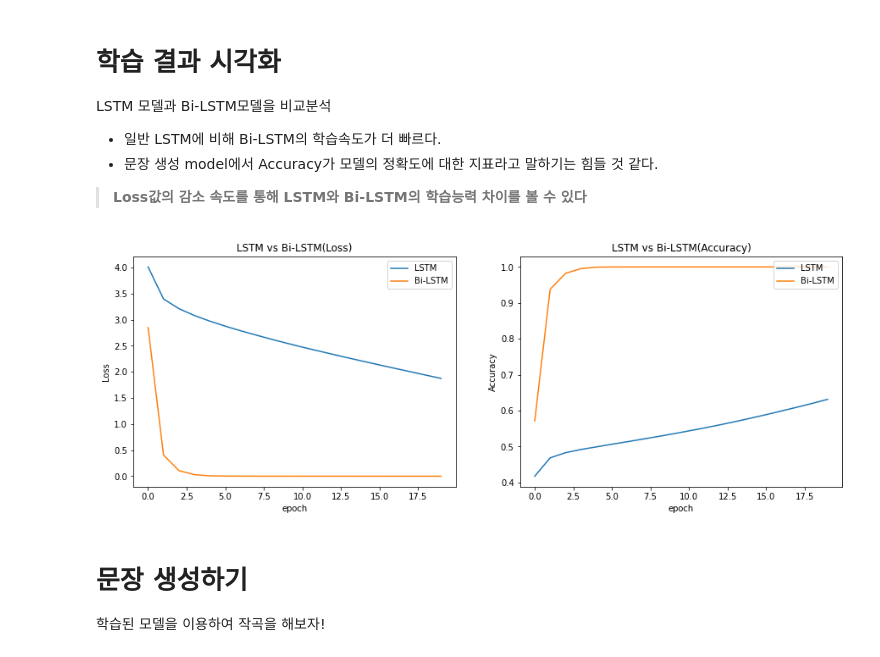
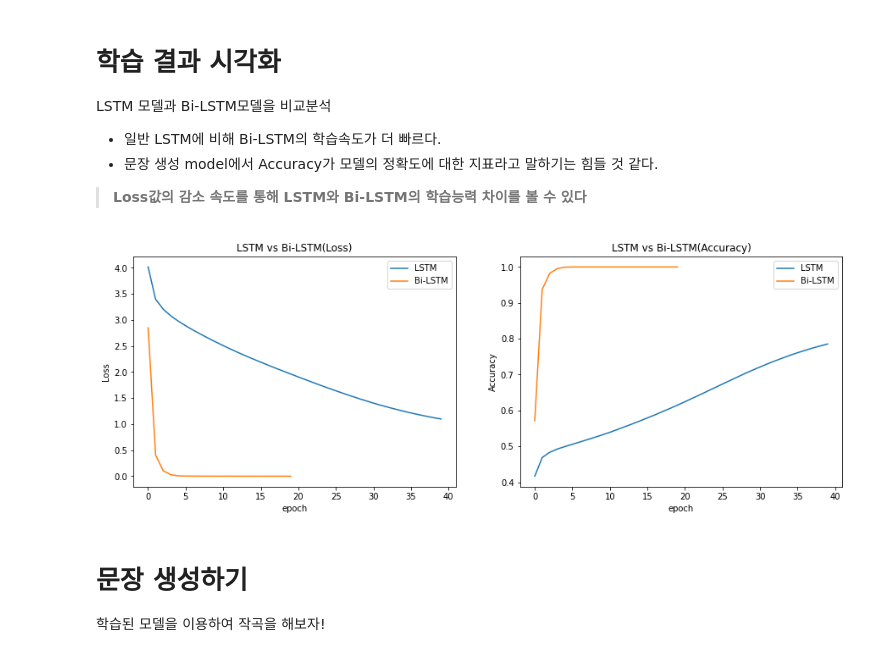
Before and after one commit to gjustin40/AIFFEL-Project, a Jupyter notebook: Node-Project4-Lyricist.ipynb, the cells around one changed output. Saved outputs shown, nothing was run; the diff lists cells and outputs as text; code cells hidden in the pictures.

```diff
--- a/Node-Project4-Lyricist.ipynb
+++ b/Node-Project4-Lyricist.ipynb
@@ -430,14 +430,14 @@ Loss Function : <tensorflow.python.keras.losses.SparseCategoricalCrossentropy ob
 # %% [markdown]
 #### 모델 저장
 # %%
-checkpoint_path = "training/LSTM.ckpt"             # 저장할 가중치의 확장자 및 파일 이름
+checkpoint_path = "training/LSTM2.ckpt"             # 저장할 가중치의 확장자 및 파일 이름
 checkpoint_dir = os.path.dirname(checkpoint_path)  # 저장할 경로
 
-lstm2_callback = tf.keras.callbacks.ModelCheckpoint(filepath=checkpoint_path, # 학습 시 callback함수를 반환하여 학습
+lstm3_callback = tf.keras.callbacks.ModelCheckpoint(filepath=checkpoint_path, # 학습 시 callback함수를 반환하여 학습
                                                  save_weights_only=True,
                                                  verbose=1)
 # %% [markdown]
 #### 모델 학습
 # %%
-history_lstm = model_lstm.fit(trainset, epochs=20, callbacks=[lstm2_callback], validation_data=testset)
+history_lstm = model_lstm.fit(trainset, epochs=40, callbacks=[lstm3_callback], validation_data=testset)
 # %% [output]
@@ -463,12 +463,14 @@ Epoch 00020: saving model to training/LSTM.ckpt
 # %%
 import pickle
 
-with open('lstm_training.pkl', 'wb') as f:
+with open('lstm_training2.pkl', 'wb') as f: # 학습결과 pkl 형식으로 저장(dictionary 자료형 -> pkl 자료형)
     pickle.dump(history_lstm.history, f)
 
+with open('lstm_training2.pkl', 'rb') as f: # 저장된 pkl 데이터 불러오기(pkl 자료형 -> dictionary 자료형)
+    history_lstm2 = pickle.load(f)
 
-with open('lstm_training.pkl', 'rb') as f:
-    history_lstm = pickle.load(f)
+with open('bi_lstm_training.pkl', 'rb') as f: # 저장된 pkl 데이터 불러오기(pkl 자료형 -> dictionary 자료형)
+    history_bi = pickle.load(f)
 # %% [markdown]
 # 학습 결과 시각화
 LSTM 모델과 Bi-LSTM모델을 비교분석
@@ -478,25 +480,25 @@ LSTM 모델과 Bi-LSTM모델을 비교분석
 # %%
 plt.figure(figsize=(15,5))
 
 plt.subplot(1,2,1)
-plt.plot(history_lstm['loss'])
+plt.plot(history_lstm2['loss'])
 plt.plot(history_bi['loss'])
 plt.xlabel('epoch')
 plt.ylabel('Loss')
 plt.legend(['LSTM', 'Bi-LSTM'], loc='upper right')
 plt.title('LSTM vs Bi-LSTM(Loss)')
 
 plt.subplot(1,2,2)
-plt.plot(history_lstm['accuracy'])
+plt.plot(history_lstm2['accuracy'])
 plt.plot(history_bi['accuracy'])
 plt.xlabel('epoch')
 plt.ylabel('Accuracy')
 plt.legend(['LSTM', 'Bi-LSTM'], loc='upper right')
 plt.title('LSTM vs Bi-LSTM(Accuracy)')
 
 plt.show()
 # %% [output]
-[figure, old version]
+[figure, new version]
 # %% [markdown]
 # 문장 생성하기
 학습된 모델을 이용하여 작곡을 해보자!
```
Also changed, not shown: parts of 11 cells of this notebook.
